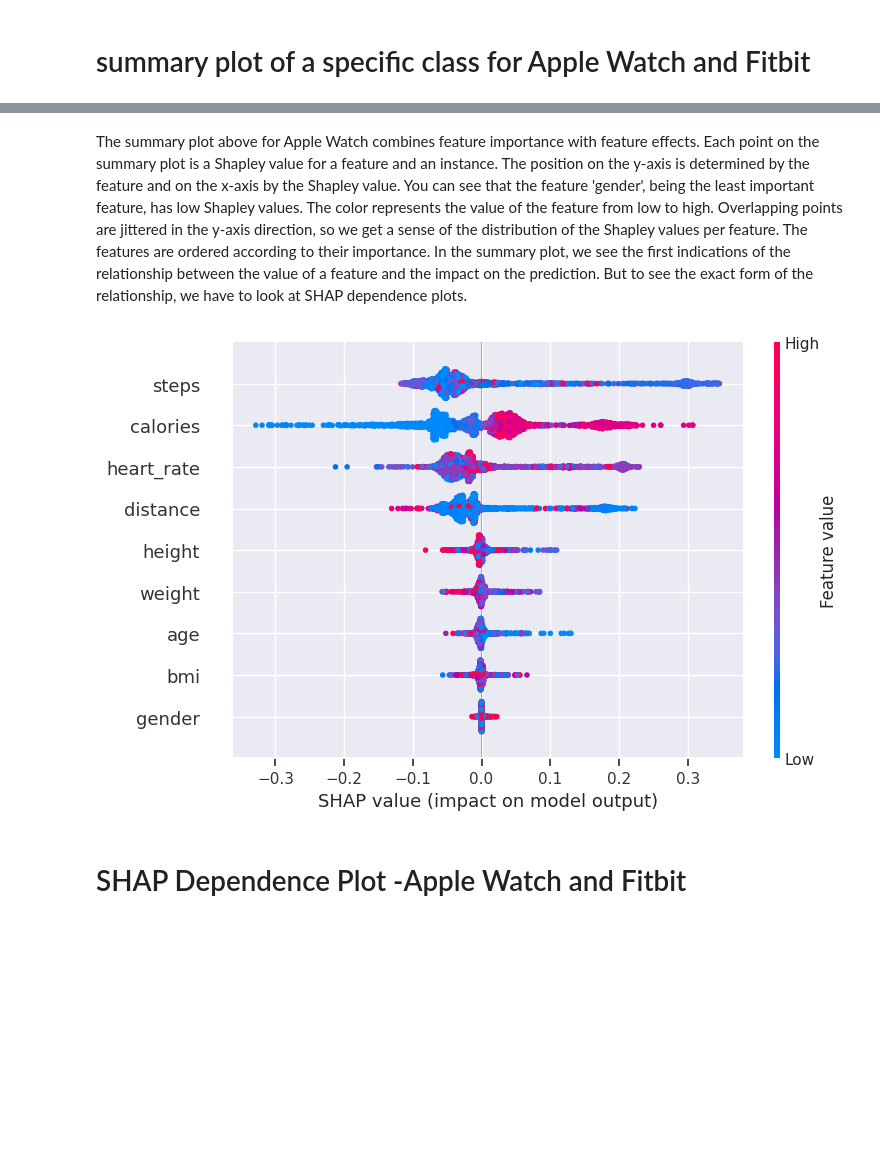
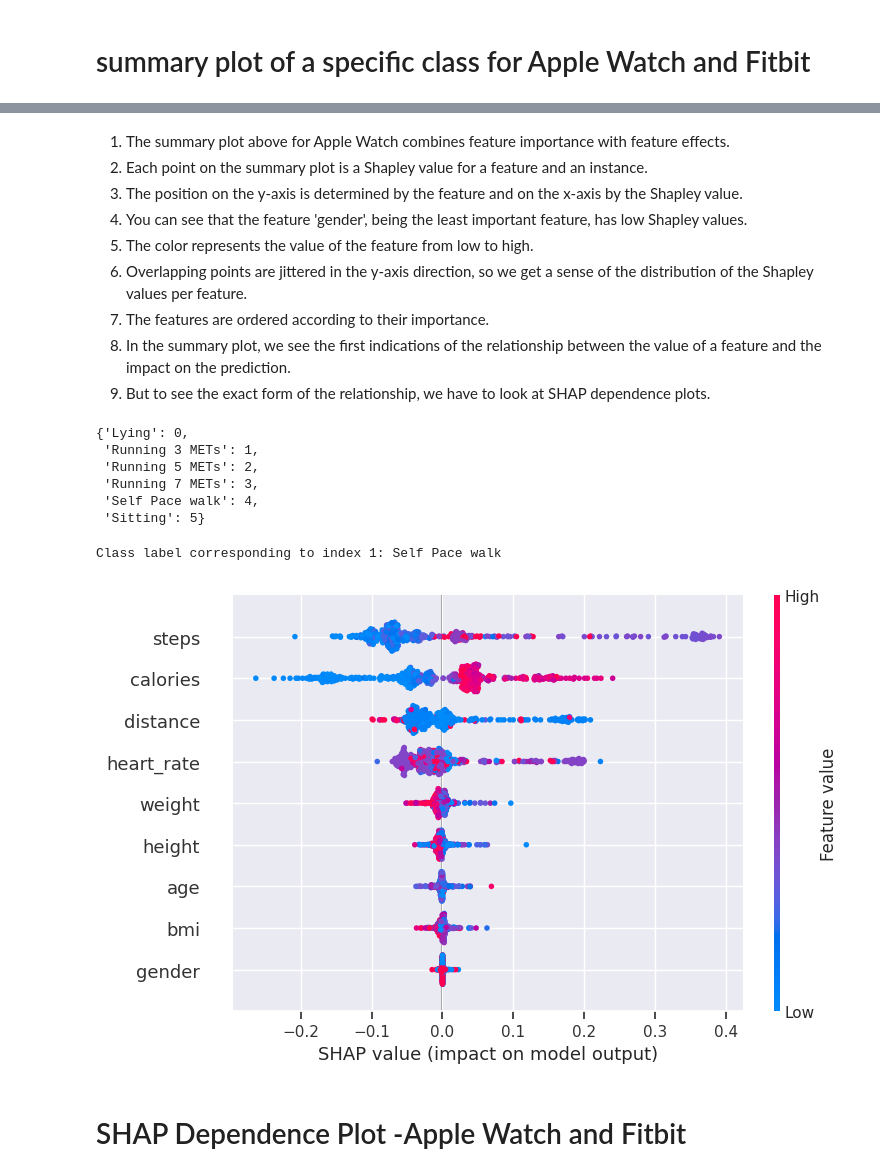
Before and after one commit to bernadetti0/predicting_activity, a Jupyter notebook: notebooks/Data_Analysis _arpita_version2.ipynb, the cells around one changed output, grey strips where cells are left out. Cells and saved outputs as stored; diff of their text form; code cells hidden in the pictures; blank space fills up the shorter version.

```diff
--- a/notebooks/Data_Analysis _arpita_version2.ipynb
+++ b/notebooks/Data_Analysis _arpita_version2.ipynb
@@ -965,6 +1180,6 @@ In order to separate better between the 'Self Pace Walk' and 'Sitting classes',
 # %%
 # compute SHAP values for Fitbit
 explainer = shap.TreeExplainer(rf_model2)
-shap_values_fitbit = explainer.shap_values(X_train_fitbit)
+shap_values_fitbit = explainer.shap_values(X_test_fitbit)
 # %%
 # Now we can plot relevant plots that will help us analyze the model for Fitbit
@@ -981,11 +1222,38 @@ shap.summary_plot(shap_values_apple[1], X_train_apple.values, feature_names = X_
 # %% [markdown]
-The summary plot above for Apple Watch combines feature importance with feature effects. Each point on the summary plot is a Shapley value for a feature and an instance. The position on the y-axis is determined by the feature and on the x-axis by the Shapley value. You can see that the feature 'gender', being the least important feature, has low Shapley values. The color represents the value of the feature from low to high. Overlapping points are jittered in the y-axis direction, so we get a sense of the distribution of the Shapley values per feature. The features are ordered according to their importance.
-In the summary plot, we see the first indications of the relationship between the value of a feature and the impact on the prediction. But to see the exact form of the relationship, we have to look at SHAP dependence plots.
+1. The summary plot above for Apple Watch combines feature importance with feature effects.
+2. Each point on the summary plot is a Shapley value for a feature and an instance.
+3. The position on the y-axis is determined by the feature and on the x-axis by the Shapley value.
+4. You can see that the feature 'gender', being the least important feature, has low Shapley values.
+5. The color represents the value of the feature from low to high.
+6. Overlapping points are jittered in the y-axis direction, so we get a sense of the distribution of the Shapley values per feature.
+7. The features are ordered according to their importance.
+8. In the summary plot, we see the first indications of the relationship between the value of a feature and the impact on the prediction.
+9. But to see the exact form of the relationship, we have to look at SHAP dependence plots.
+# %%
+# Mapping created between the original labels and their corresponding encoded labels using a dictionary.
+le_fb=label_encoder_fitbit.fit(y_apple)
+le_name_mapping_fb = dict(zip(le_fb.classes_, le_fb.transform(le_fb.classes_)))
+le_name_mapping_fb
+# %% [output]
+{'Lying': 0,
+ 'Running 3 METs': 1,
+ 'Running 5 METs': 2,
+ 'Running 7 METs': 3,
+ 'Self Pace walk': 4,
+ 'Sitting': 5}
+# %%
+# Use inverse_transform method of label_encoder to get the original class labels for Apple Watch
+class_labels = le_fb.inverse_transform([4])
+
+# Print the class label corresponding to index 1
+print("Class label corresponding to index 1:", class_labels[0])
+# %% [output]
+Class label corresponding to index 1: Self Pace walk
 # %%
 #Let's also see the summary_plot of a specific class for Fitbit
-shap.summary_plot(shap_values_fitbit[1], X_train_fitbit.values, feature_names = X_train_fitbit.columns)
+shap.summary_plot(shap_values_fitbit[4], X_test_fitbit.values, feature_names = X_test_fitbit.columns)
 # %% [output]
-[figure, old version]
+[figure, new version]
 # %% [markdown]
 # SHAP Dependence Plot -Apple Watch and Fitbit
 # %% [markdown]
```
Also changed, not shown: parts of 47 cells of this notebook.
